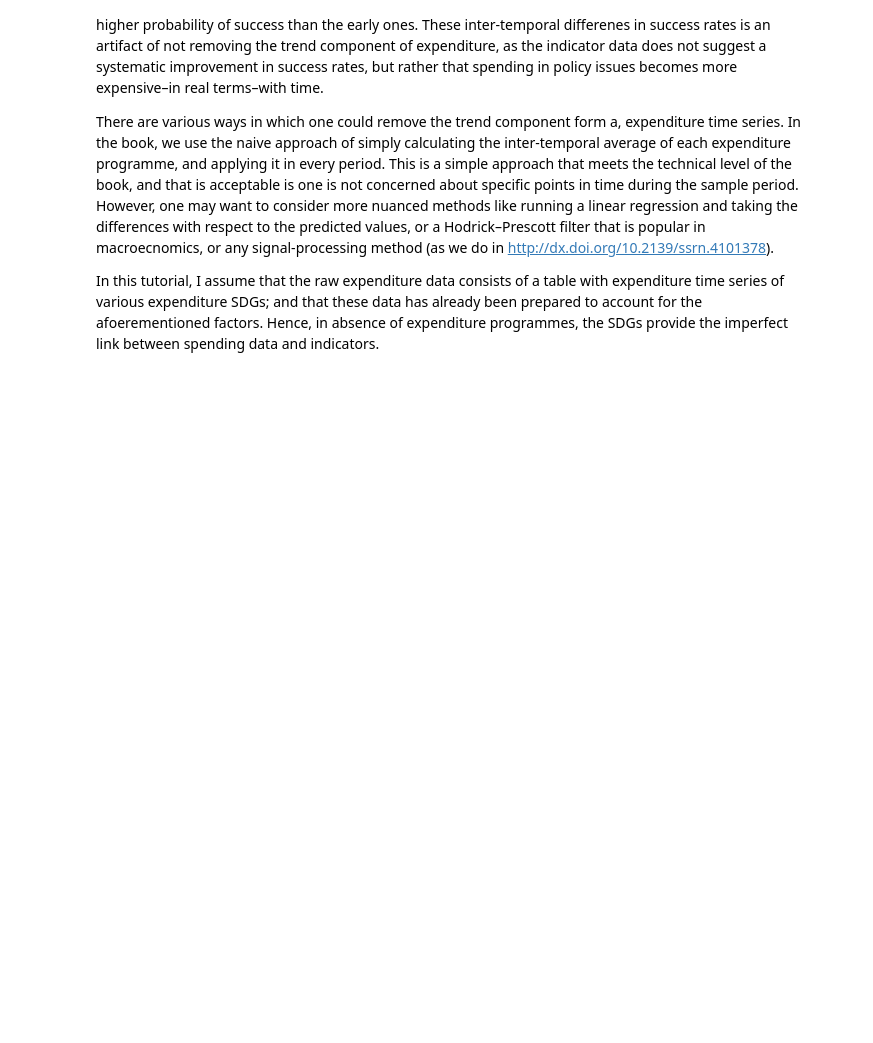
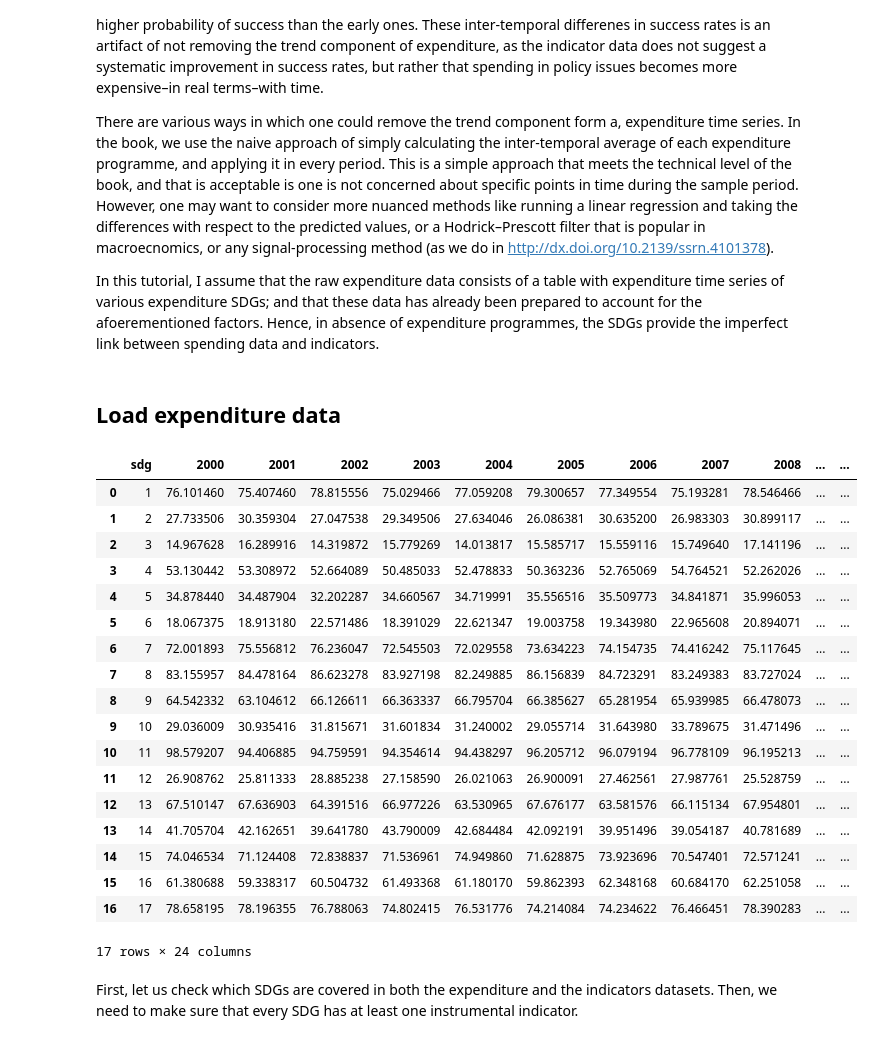
Before and after one commit to oguerrer/ppi, a Jupyter notebook: tutorials/01c - data preparation (expenditure).ipynb, the cells around one changed output. Cells and saved outputs as stored; diff of their text form; code cells hidden in the pictures; blank space fills up the shorter version.

```diff
--- a/tutorials/01c - data preparation (expenditure).ipynb
+++ b/tutorials/01c - data preparation (expenditure).ipynb
@@ -38,3 +38,32 @@ Note that $\beta_i$ does not have a time sub-index, which means that it is a cno
 There are various ways in which one could remove the trend component form a, expenditure time series. In the book, we use the naive approach of simply calculating the inter-temporal average of each expenditure programme, and applying it in every period. This is a simple approach that meets the technical level of the book, and that is acceptable is one is not concerned about specific points in time during the sample period. However, one may want to consider more nuanced methods like running a linear regression and taking the differences with respect to the predicted values, or a Hodrick–Prescott filter that is popular in macroecnomics, or any signal-processing method (as we do in http://dx.doi.org/10.2139/ssrn.4101378).
 
 In this tutorial, I assume that the raw expenditure data consists of a table with expenditure time series of various expenditure SDGs; and that these data has already been prepared to account for the afoerementioned factors. Hence, in absence of expenditure programmes, the SDGs provide the imperfect link between spending data and indicators.
+# %% [markdown]
+## Load expenditure data
+# %%
+data_exp = pd.read_csv('https://raw.githubusercontent.com/oguerrer/ppi/main/tutorials/raw_data/raw_expenditure.csv')
+data_indi = pd.read_csv('https://raw.githubusercontent.com/oguerrer/ppi/main/tutorials/clean_data/data_indicators.csv')
+# %%
+data_exp
+# %% [output]
+|  | sdg | 2000 | 2001 | 2002 | 2003 | 2004 | 2005 | 2006 | 2007 | 2008 | ... | ... |
+| 0 | 1 | 76.101460 | 75.407460 | 78.815556 | 75.029466 | 77.059208 | 79.300657 | 77.349554 | 75.193281 | 78.546466 | ... | ... |
+| 1 | 2 | 27.733506 | 30.359304 | 27.047538 | 29.349506 | 27.634046 | 26.086381 | 30.635200 | 26.983303 | 30.899117 | ... | ... |
+| 2 | 3 | 14.967628 | 16.289916 | 14.319872 | 15.779269 | 14.013817 | 15.585717 | 15.559116 | 15.749640 | 17.141196 | ... | ... |
+| 3 | 4 | 53.130442 | 53.308972 | 52.664089 | 50.485033 | 52.478833 | 50.363236 | 52.765069 | 54.764521 | 52.262026 | ... | ... |
+| 4 | 5 | 34.878440 | 34.487904 | 32.202287 | 34.660567 | 34.719991 | 35.556516 | 35.509773 | 34.841871 | 35.996053 | ... | ... |
+| 5 | 6 | 18.067375 | 18.913180 | 22.571486 | 18.391029 | 22.621347 | 19.003758 | 19.343980 | 22.965608 | 20.894071 | ... | ... |
+| 6 | 7 | 72.001893 | 75.556812 | 76.236047 | 72.545503 | 72.029558 | 73.634223 | 74.154735 | 74.416242 | 75.117645 | ... | ... |
+| 7 | 8 | 83.155957 | 84.478164 | 86.623278 | 83.927198 | 82.249885 | 86.156839 | 84.723291 | 83.249383 | 83.727024 | ... | ... |
+| 8 | 9 | 64.542332 | 63.104612 | 66.126611 | 66.363337 | 66.795704 | 66.385627 | 65.281954 | 65.939985 | 66.478073 | ... | ... |
+| 9 | 10 | 29.036009 | 30.935416 | 31.815671 | 31.601834 | 31.240002 | 29.055714 | 31.643980 | 33.789675 | 31.471496 | ... | ... |
+| 10 | 11 | 98.579207 | 94.406885 | 94.759591 | 94.354614 | 94.438297 | 96.205712 | 96.079194 | 96.778109 | 96.195213 | ... | ... |
+| 11 | 12 | 26.908762 | 25.811333 | 28.885238 | 27.158590 | 26.021063 | 26.900091 | 27.462561 | 27.987761 | 25.528759 | ... | ... |
+| 12 | 13 | 67.510147 | 67.636903 | 64.391516 | 66.977226 | 63.530965 | 67.676177 | 63.581576 | 66.115134 | 67.954801 | ... | ... |
+| 13 | 14 | 41.705704 | 42.162651 | 39.641780 | 43.790009 | 42.684484 | 42.092191 | 39.951496 | 39.054187 | 40.781689 | ... | ... |
+| 14 | 15 | 74.046534 | 71.124408 | 72.838837 | 71.536961 | 74.949860 | 71.628875 | 73.923696 | 70.547401 | 72.571241 | ... | ... |
+| 15 | 16 | 61.380688 | 59.338317 | 60.504732 | 61.493368 | 61.180170 | 59.862393 | 62.348168 | 60.684170 | 62.251058 | ... | ... |
+| 16 | 17 | 78.658195 | 78.196355 | 76.788063 | 74.802415 | 76.531776 | 74.214084 | 74.234622 | 76.466451 | 78.390283 | ... | ... |
+17 rows × 24 columns
+# %% [markdown]
+First, let us check which SDGs are covered in both the expenditure and the indicators datasets. Then, we need to make sure that every SDG has at least one instrumental indicator.
```
Also changed, not shown: parts of 10 cells of this notebook, 4 other files.
